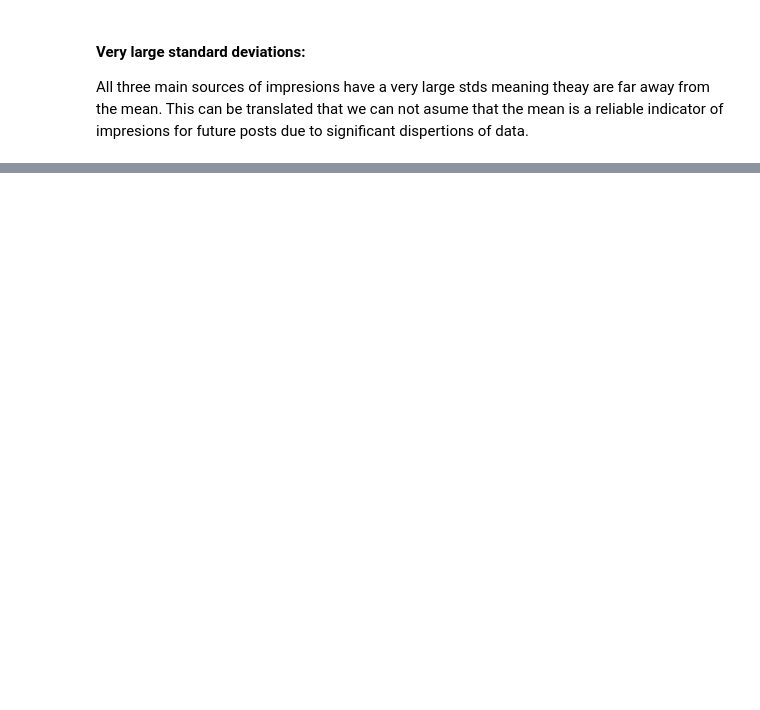
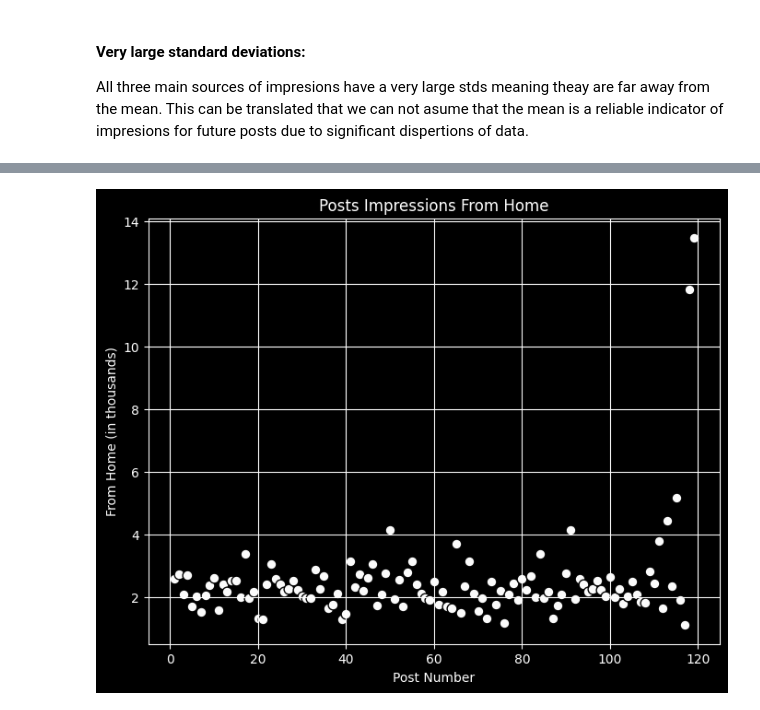
Before and after one commit to NicoapBol/Data-Analytics-Projects, a Jupyter notebook: 001. Exploratory Data Analysis/01. Code/Insta_Eda_Project.ipynb, the cells around one changed output, grey strips where cells are left out. Drawn from its saved outputs; the diff is of its cells as text; code cells hidden in the pictures; blank space fills up the shorter version.

```diff
--- a/001. Exploratory Data Analysis/01. Code/Insta_Eda_Project.ipynb
+++ b/001. Exploratory Data Analysis/01. Code/Insta_Eda_Project.ipynb
@@ -12,7 +12,12 @@ import pandas as pd
 import plotly.graph_objects as go
 import plotly.io as pio
 import plotly.express as px
+import matplotlib.pyplot as plt
+from scipy.stats import norm
+import numpy as np
+
 pio.templates.default = "plotly_dark"
+plt.style.use('dark_background')
 # %%
 #Exporting the data
 df = pd.read_csv(r"F:\00. Data-Analytics-Projects\001. Exploratory Data Analysis\00. Data\Instagram data.csv",encoding='latin-1')
@@ -102,0 +138,4 @@ All three main sources of impresions have a very large stds meaning theay are fa
+# %%
+df = df.reset_index(drop=True)
+df.index = df.index + 1
+df = df.rename_axis('nro').reset_index()
@@ -102,0 +151,17 @@ All three main sources of impresions have a very large stds meaning theay are fa
+# %%
+data = df['From Home'] / 1000
+point_number = df['nro']
+
+mask = data > 6
+
+plt.figure(figsize=(8, 6))
+plt.scatter(point_number, data, alpha=0.99, color='white', edgecolors='black',s=60)
+
+plt.xlabel('Post Number')
+plt.ylabel('From Home (in thousands)')
+plt.title('Posts Impressions From Home')
+plt.grid(True)
+
+plt.show()
+# %% [output]
+[figure, added]
```
Also changed, not shown: parts of 12 cells of this notebook.
